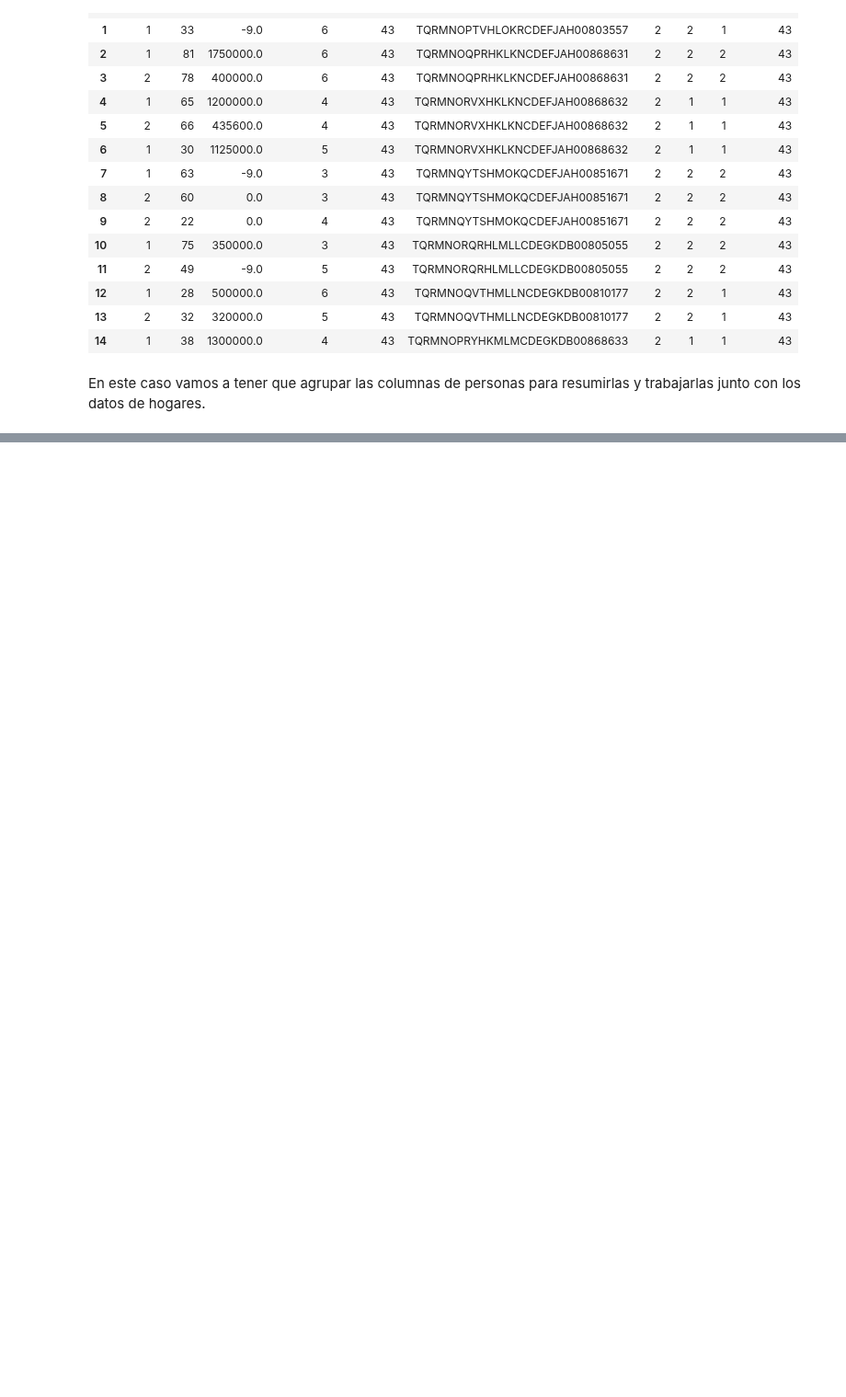
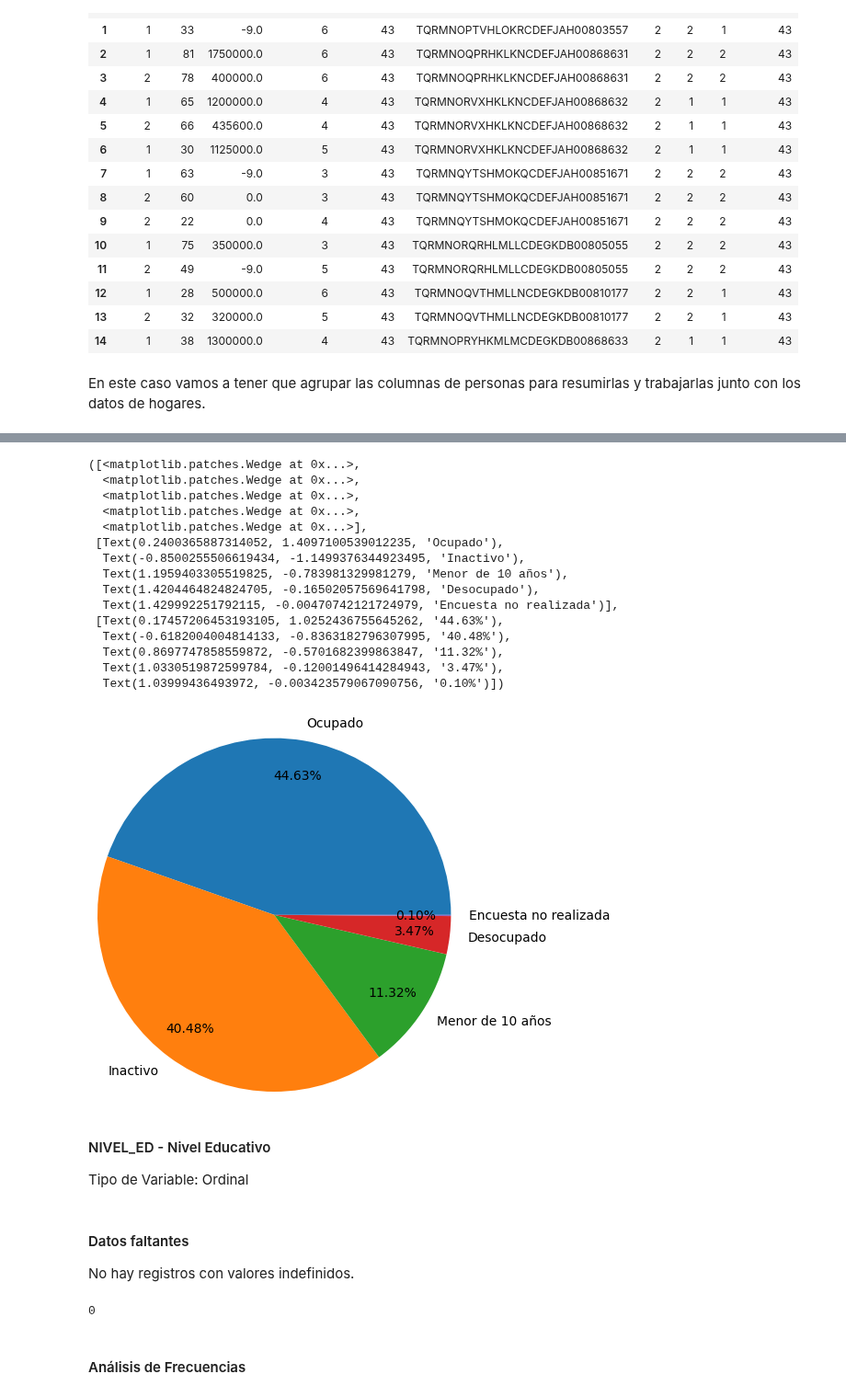
Before and after one commit to LMatiPerez/AnalisisDeDatosI_G5, a Jupyter notebook: analisis_grupo_5_final.ipynb, the cells around one changed output, grey strips where cells are left out. Shown at 92% size. Cells and saved outputs as stored; diff of their text form; code cells hidden in the pictures; blank space fills up the shorter version.

```diff
--- a/analisis_grupo_5_final.ipynb
+++ b/analisis_grupo_5_final.ipynb
@@ -253,0 +223,25 @@ En este caso vamos a tener que agrupar las columnas de personas para resumirlas
+# %%
+frecuencias = personas_fil.merge(estado, how="inner", on="ESTADO")["ESTADO_NOMBRE"].value_counts()
+plt.pie(frecuencias, labels=frecuencias.index, autopct="%.2f%%", pctdistance=0.8, labeldistance=1.1, radius=1.3)
+# %% [output]
+([<matplotlib.patches.Wedge at 0x...>,
+  <matplotlib.patches.Wedge at 0x...>,
+  <matplotlib.patches.Wedge at 0x...>,
+  <matplotlib.patches.Wedge at 0x...>,
+  <matplotlib.patches.Wedge at 0x...>],
+ [Text(0.2400365887314052, 1.4097100539012235, 'Ocupado'),
+  Text(-0.8500255506619434, -1.1499376344923495, 'Inactivo'),
+  Text(1.1959403305519825, -0.783981329981279, 'Menor de 10 años'),
+  Text(1.4204464824824705, -0.16502057569641798, 'Desocupado'),
+  Text(1.429992251792115, -0.00470742121724979, 'Encuesta no realizada')],
+ [Text(0.17457206453193105, 1.0252436755645262, '44.63%'),
+  Text(-0.6182004004814133, -0.8363182796307995, '40.48%'),
+  Text(0.8697747858559872, -0.5701682399863847, '11.32%'),
+  Text(1.0330519872599784, -0.12001496414284943, '3.47%'),
+  Text(1.03999436493972, -0.003423579067090756, '0.10%')])
+[figure, added]
+# %% [markdown]
+
+#### NIVEL_ED - Nivel Educativo
+
+Tipo de Variable: Ordinal
@@ -253,0 +259,11 @@ En este caso vamos a tener que agrupar las columnas de personas para resumirlas
+# %% [markdown]
+
+#### Datos faltantes
+
+No hay registros con valores indefinidos.
+# %%
+sum(personas_fil["NIVEL_ED"].isna())
+# %% [output]
+0
+# %% [markdown]
+#### Análisis de Frecuencias
```
Also changed, not shown: parts of 36 cells of this notebook, 1 other file.
